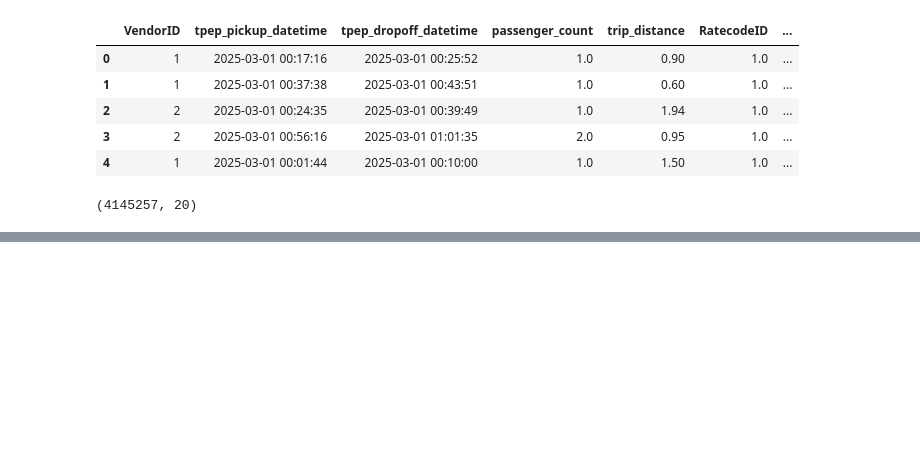
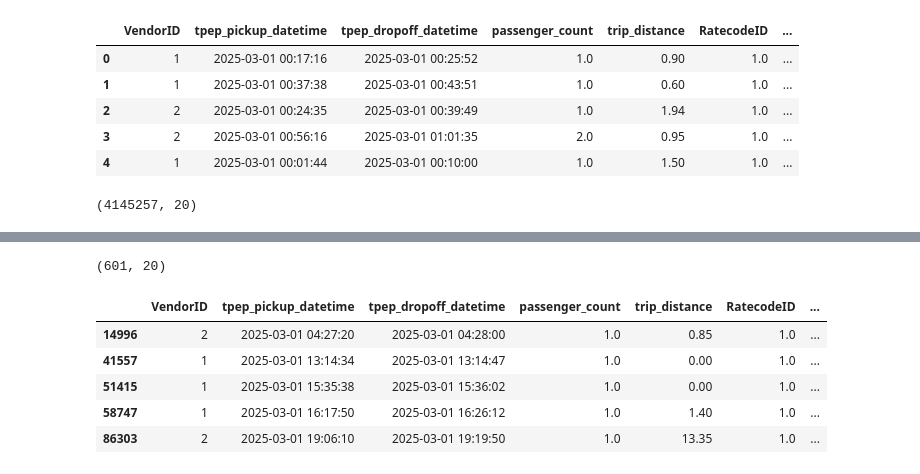
Before and after one commit to nastasiaoginska/New-York-Taxi-Analysis, a Jupyter notebook: Notebook.ipynb, the cells around one changed output, grey strips where cells are left out. Saved outputs shown, nothing was run; the diff lists cells and outputs as text; code cells hidden in the pictures; blank space fills up the shorter version.

```diff
--- a/Notebook.ipynb
+++ b/Notebook.ipynb
@@ -22,0 +81,13 @@ taxi_df['duration_min'] = (taxi_df['dropoff_dt'] - taxi_df['pickup_dt']).dt.tota
+# %%
+taxi_df[taxi_df['total_amount']==0].shape
+# %% [output]
+(601, 20)
+# %%
+taxi_df[taxi_df['total_amount']==0].head()
+# %% [output]
+|  | VendorID | tpep_pickup_datetime | tpep_dropoff_datetime | passenger_count | trip_distance | RatecodeID | ... |
+| 14996 | 2 | 2025-03-01 04:27:20 | 2025-03-01 04:28:00 | 1.0 | 0.85 | 1.0 | ... |
+| 41557 | 1 | 2025-03-01 13:14:34 | 2025-03-01 13:14:47 | 1.0 | 0.00 | 1.0 | ... |
+| 51415 | 1 | 2025-03-01 15:35:38 | 2025-03-01 15:36:02 | 1.0 | 0.00 | 1.0 | ... |
+| 58747 | 1 | 2025-03-01 16:17:50 | 2025-03-01 16:26:12 | 1.0 | 1.40 | 1.0 | ... |
+| 86303 | 2 | 2025-03-01 19:06:10 | 2025-03-01 19:19:50 | 1.0 | 13.35 | 1.0 | ... |
```
Also changed, not shown: parts of 31 cells of this notebook.
